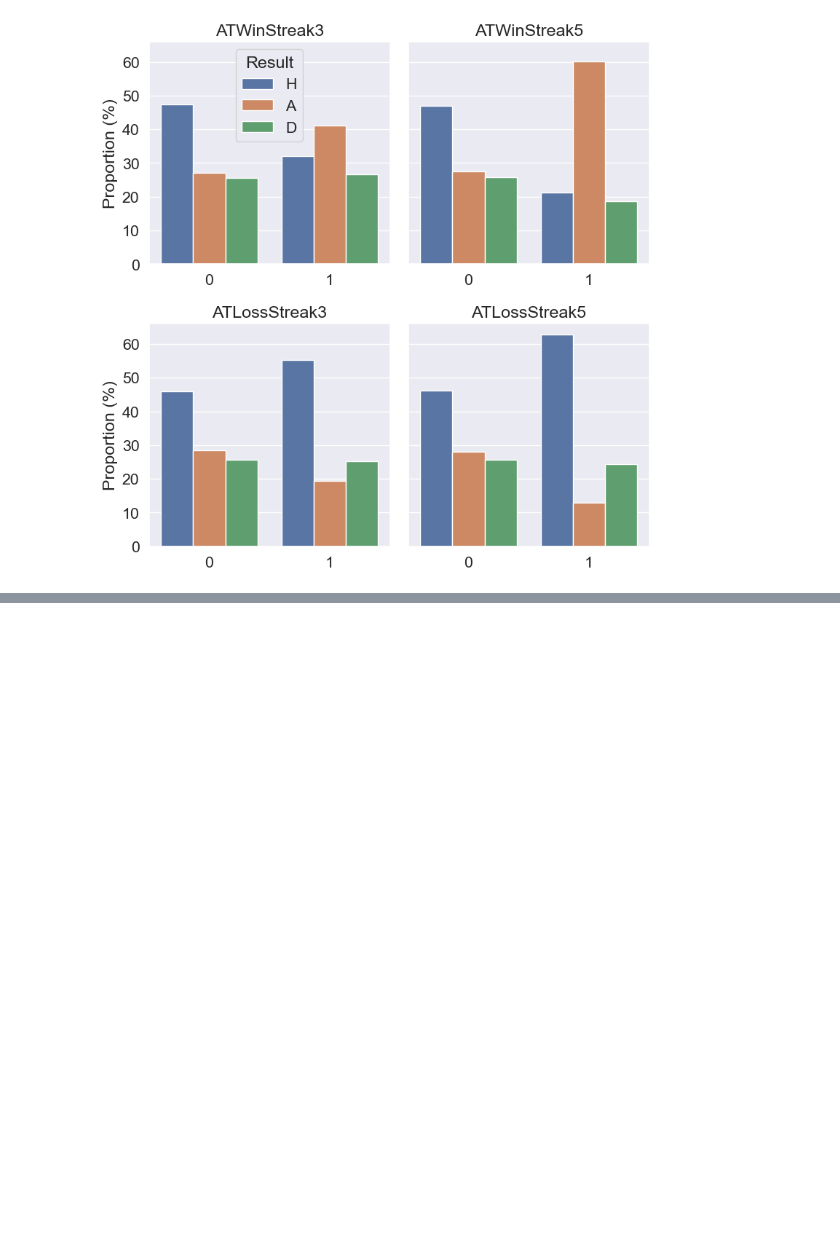
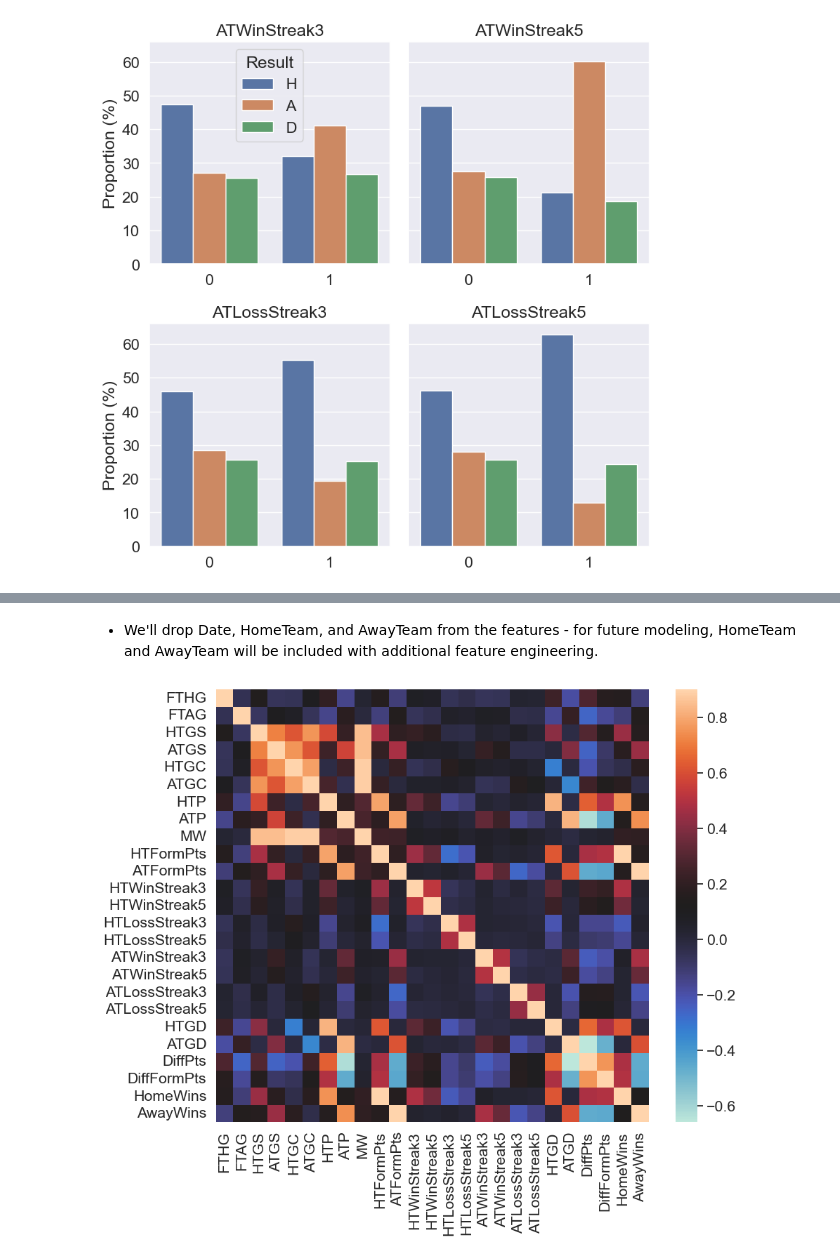
Before and after one commit to cwbennie/MLOps, a Jupyter notebook: Labs/Lab_2_exp_tracking_local.ipynb, the cells around one changed output, grey strips where cells are left out. Saved outputs shown, nothing was run; the diff lists cells and outputs as text; code cells hidden in the pictures; blank space fills up the shorter version.

```diff
--- a/Labs/Lab_2_exp_tracking_local.ipynb
+++ b/Labs/Lab_2_exp_tracking_local.ipynb
@@ -624,0 +695,29 @@ chk = ['HTFormPts', 'ATFormPts']
+# %% [markdown]
+- We'll drop Date, HomeTeam, and AwayTeam from the features - for future modeling, HomeTeam and AwayTeam will be included with additional feature engineering.
+# %%
+# create new feature - total number of wins in past 5 matches
+
+def get_home_wins(row):
+	cols = ['HM1', 'HM2', 'HM3', 'HM4', 'HM5']
+	wins = [1 for el in cols if row[el] == 'W']
+	return len(wins)
+
+def get_away_wins(row):
+	cols = ['AM1', 'AM2', 'AM3', 'AM4', 'AM5']
+	wins = [1 for el in cols if row[el] == 'W']
+	return len(wins)
+# %%
+epl_data['HomeWins'] = epl_data.apply(get_home_wins, axis=1)
+epl_data['AwayWins'] = epl_data.apply(get_away_wins, axis=1)
+# %%
+corr = epl_data.corr(numeric_only=True)
+
+fig = plt.figure(figsize=(10, 8))
+sns.heatmap(corr, vmax=0.9, square=True, cmap='icefire')
+plt.xticks(ticks=np.arange(0.5, len(corr.columns)+0.5, 1),
+		   labels=[str(col) for col in corr.columns])
+plt.yticks(ticks=np.arange(0.5, len(corr.columns)+0.5, 1),
+		   labels=[str(col) for col in corr.columns])
+plt.show()
+# %% [output]
+[figure, added]
```
Also changed, not shown: parts of 44 cells of this notebook.
